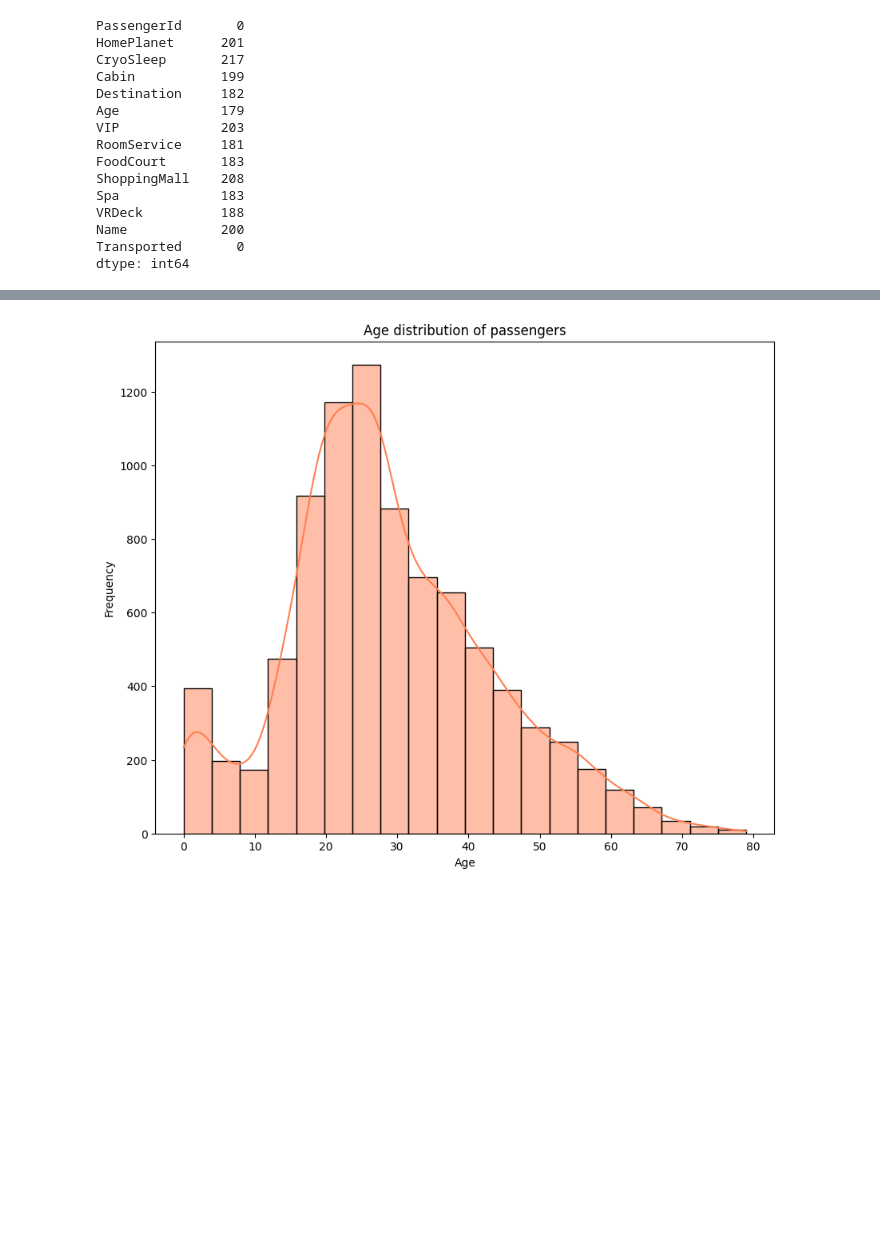
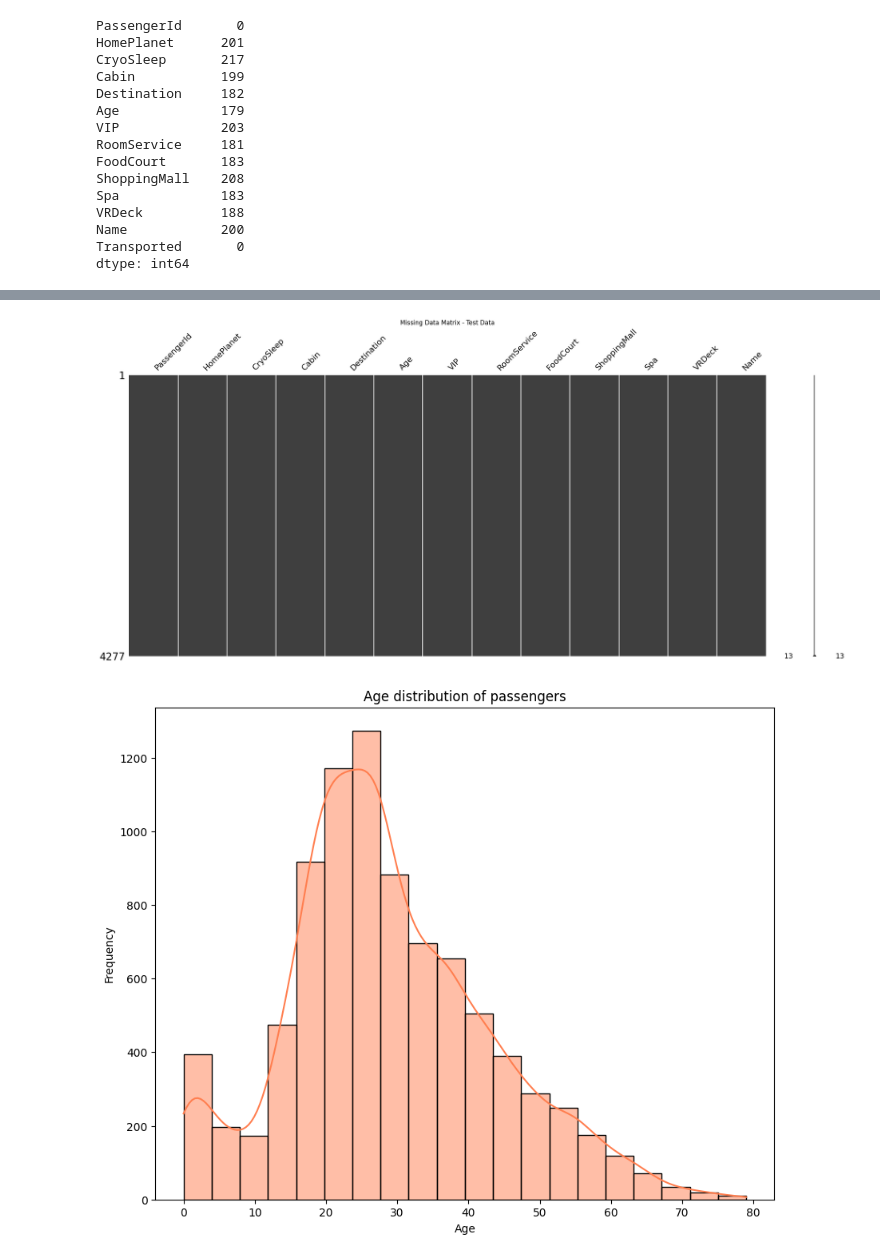
Before and after one commit to TOFWAQ/Kaggle_Challenge, a Jupyter notebook: TEAM_14.ipynb, the cells around one changed output, grey strips where cells are left out. Saved outputs shown, nothing was run; the diff lists cells and outputs as text; code cells hidden in the pictures; blank space fills up the shorter version.

```diff
--- a/TEAM_14.ipynb
+++ b/TEAM_14.ipynb
@@ -135,3 +143,13 @@ drop_columns_high_missing(test, threshold=0.5)
+# %%
+import missingno as msno
+
+
+# Visualize missing values using missingno
+msno.matrix(test)
+plt.title('Missing Data Matrix - Test Data')
+plt.show()
+# %% [output]
+[figure, added]
 # %%
 # Age distribution of passengers
 plt.figure(figsize=(10,8))
```
Also changed, not shown: parts of 4 cells of this notebook.
